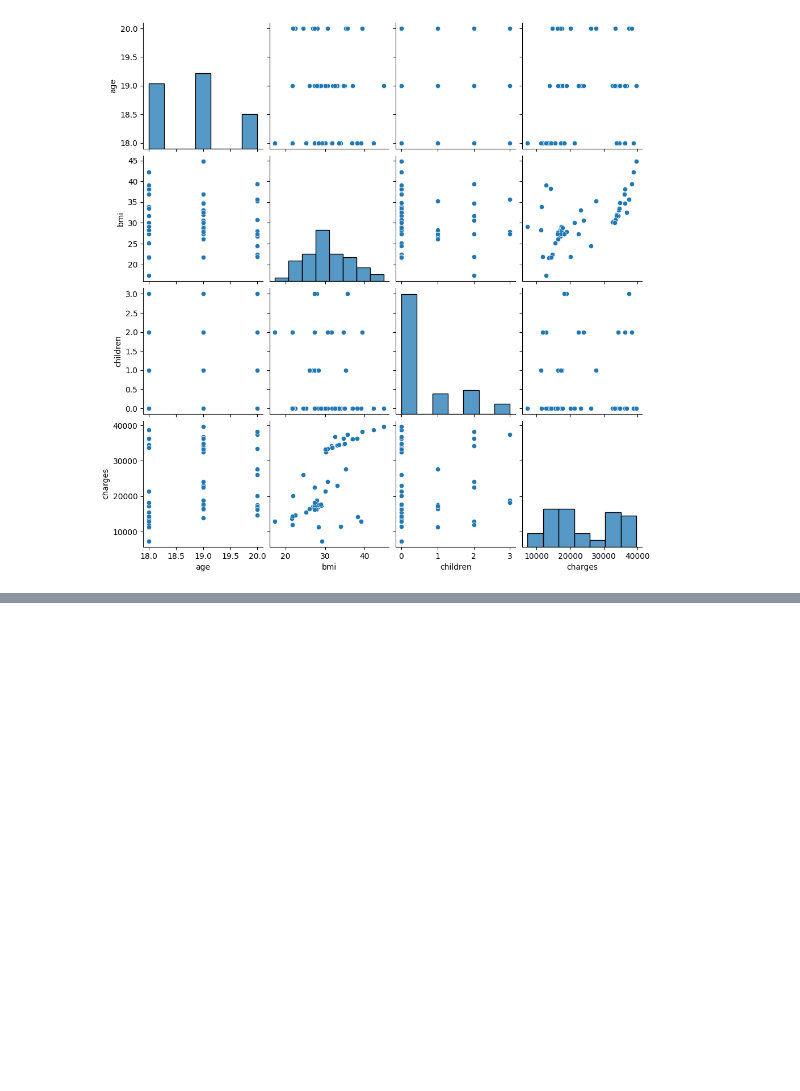
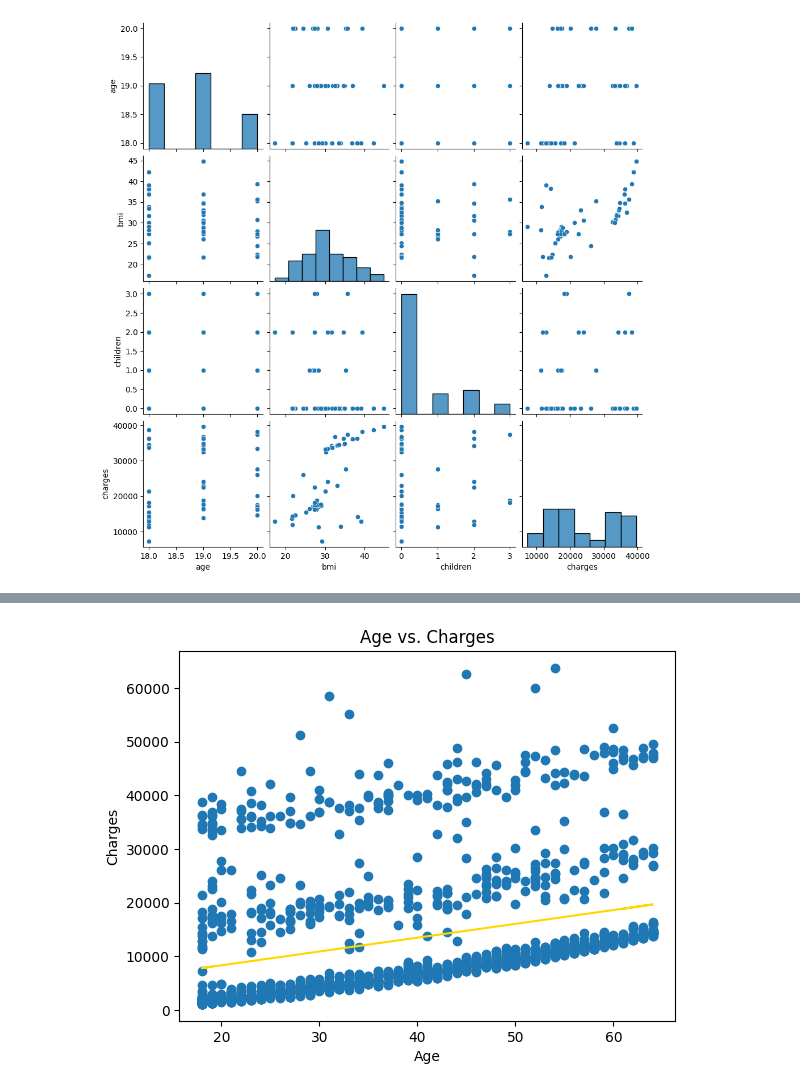
Before and after one commit to lewinskie254/eda, a Jupyter notebook: Heteroskedasticity_two.ipynb, the cells around one changed output, grey strips where cells are left out. Cells and saved outputs as stored; diff of their text form; code cells hidden in the pictures; blank space fills up the shorter version.

```diff
--- a/Heteroskedasticity_two.ipynb
+++ b/Heteroskedasticity_two.ipynb
@@ -176,0 +203,9 @@ sns.pairplot(age_bias)
+# %%
+plt.scatter(df.age, df.charges)
+plt.plot(df.age, y, color='gold')
+plt.xlabel('Age')
+plt.ylabel('Charges')
+plt.title('Age vs. Charges')
+plt.show()
+# %% [output]
+[figure, added]
```
Also changed, not shown: parts of 3 cells of this notebook.
